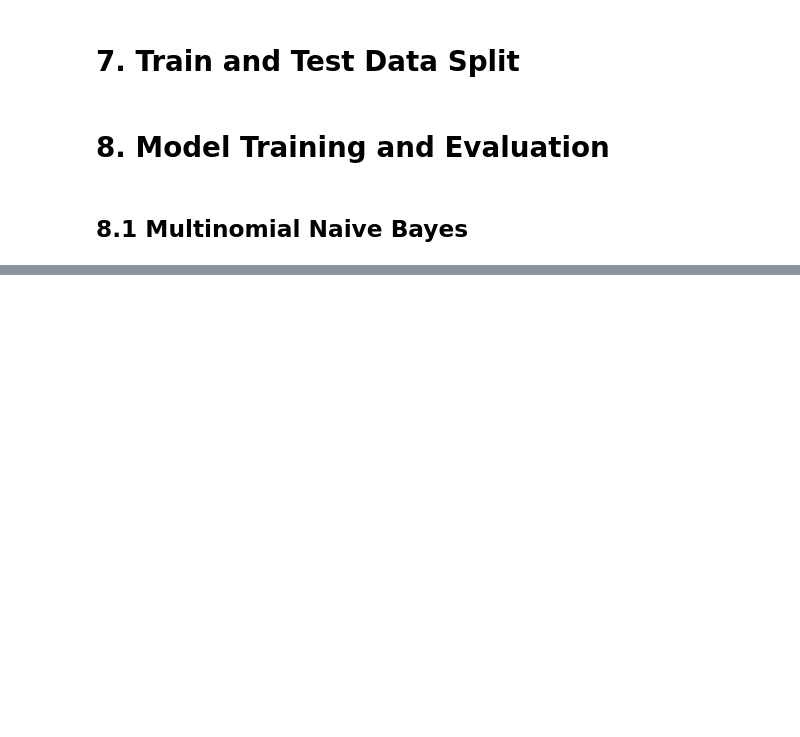
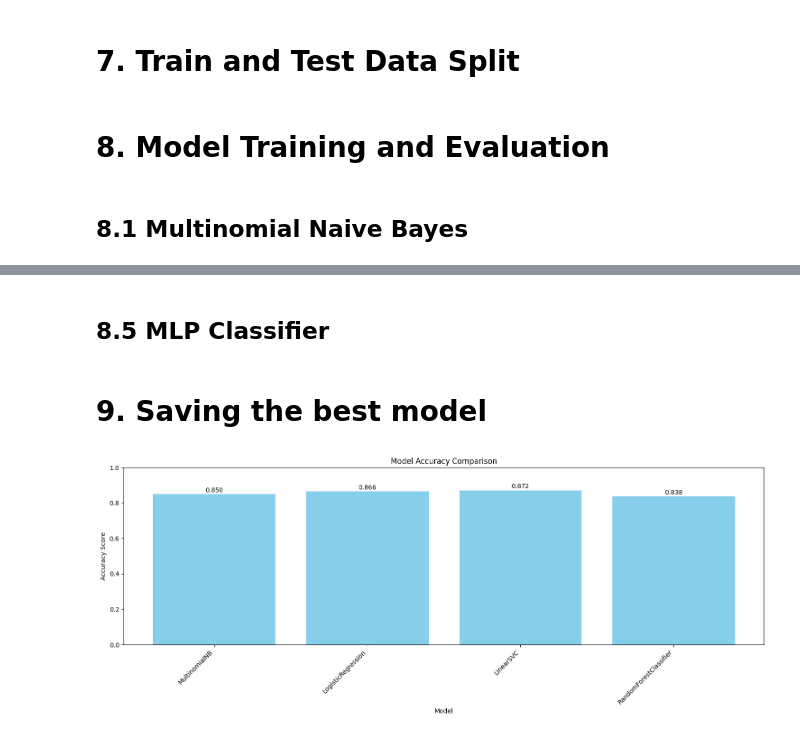
Before and after one commit to 7rohxt/ai-learning-projects, a Jupyter notebook: fake_reviews.ipynb, the cells around one changed output, grey strips where cells are left out. Cells and saved outputs as stored; diff of their text form; code cells hidden in the pictures; blank space fills up the shorter version.

Commit message:
feat: trained and evaluated multiple ml models

```diff
--- a/fake_reviews.ipynb
+++ b/fake_reviews.ipynb
@@ -278,5 +281,28 @@ IDF for 'mango': 10.914254381647021
 X_train, X_test, y_train, y_test = train_test_split(data['clean_text'], data['label'], test_size=0.35)
 # %% [markdown]
 # 8. Model Training and Evaluation
+# %%
+model_accuracies = {}
+
+def evaluate_text_classifier(model, X_train, y_train, X_test, y_test, accuracy_dict):
+    pipeline = Pipeline([
+        ('bow', CountVectorizer()),
+        ('tfidf', TfidfTransformer()),
+        ('classifier', model)
+    ])
+
+    pipeline.fit(X_train, y_train)
+    predictions = pipeline.predict(X_test)
+
+    acc = accuracy_score(y_test, predictions)
+    model_name = model.__class__.__name__
+    accuracy_dict[model_name] = acc
+
+    print(f"\nEvaluation for: {model_name}")
+    print("Confusion Matrix:")
+    print(confusion_matrix(y_test, predictions))
+    print("\nClassification Report:")
+    print(classification_report(y_test, predictions))
+    print(f"Accuracy Score: {acc:.4f}")
 # %% [markdown]
 ## 8.1 Multinomial Naive Bayes
@@ -326,0 +391,2 @@ plt.show()
+# %% [markdown]
+## 8.5 MLP Classifier
@@ -326,0 +395,23 @@ plt.show()
+# %% [markdown]
+# 9. Saving the best model
+# %%
+models = list(model_accuracies.keys())
+accuracies = list(model_accuracies.values())
+
+plt.figure(figsize=(15, 6))
+bars = plt.bar(models, accuracies, color='skyblue')
+plt.ylim(0, 1)
+plt.title('Model Accuracy Comparison')
+plt.xlabel('Model')
+plt.ylabel('Accuracy Score')
+plt.xticks(rotation=45, ha='right')
+
+for bar in bars:
+    height = bar.get_height()
+    plt.annotate(f'{height:.3f}', xy=(bar.get_x() + bar.get_width() / 2, height),
+                 xytext=(0, 3), textcoords='offset points', ha='center', fontsize=10)
+
+plt.tight_layout()
+plt.show()
+# %% [output]
+[figure, added]
```
Also changed, not shown: parts of 13 cells of this notebook.
